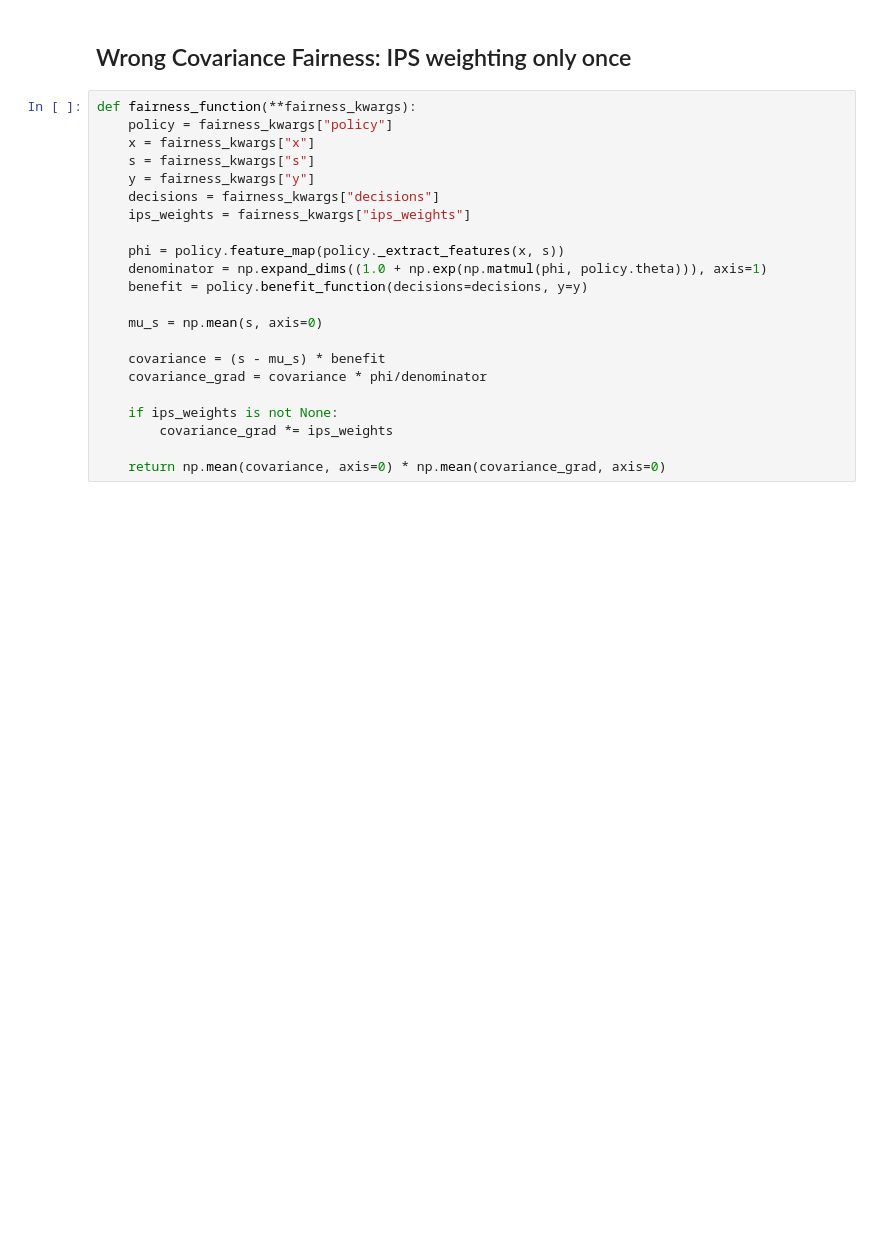
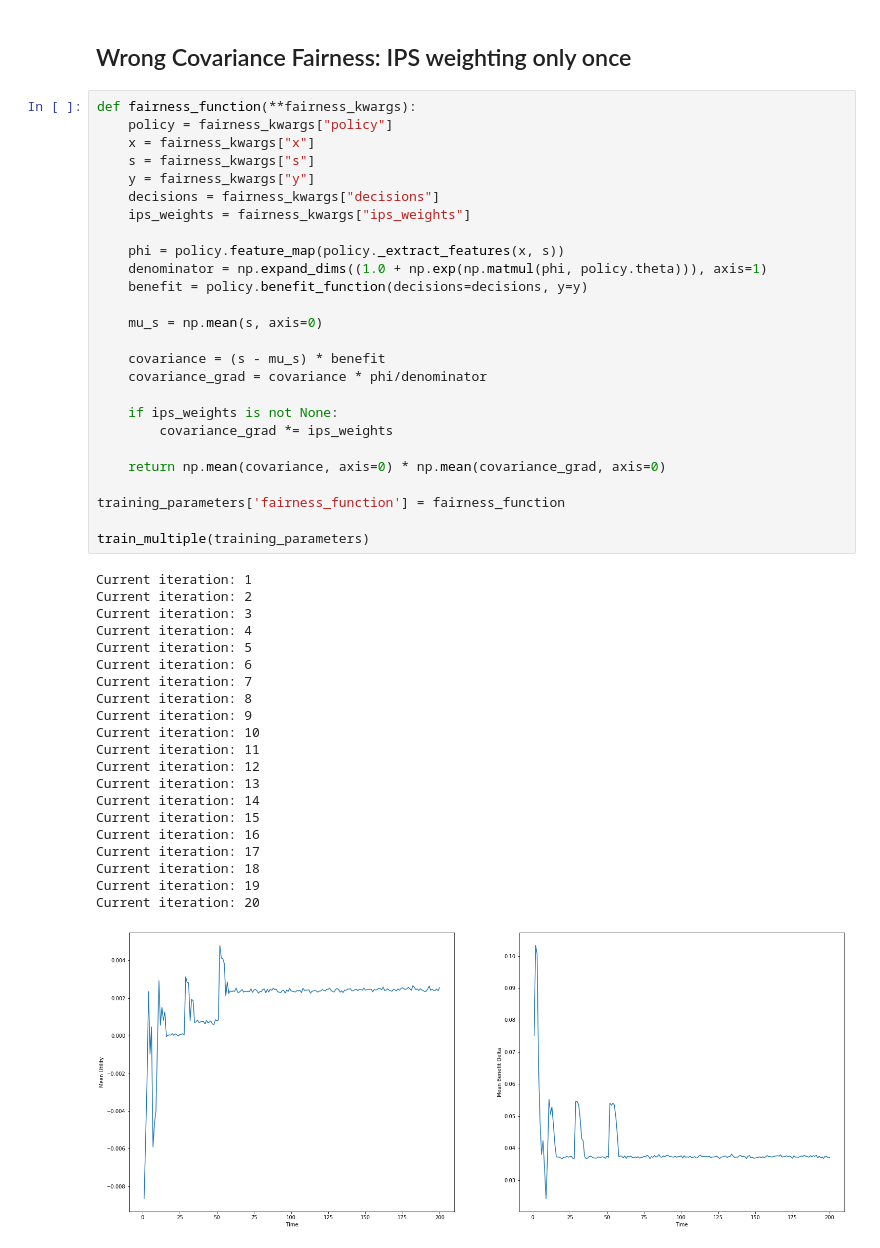
Before and after one commit to floydkretschmar/master-thesis, a Jupyter notebook: src/002-fairness-test.ipynb, the cells around one changed output. Saved outputs shown, nothing was run; the diff lists cells and outputs as text; blank space fills up the shorter version.

Commit message:
evaluated fairness comparison

```diff
--- a/src/002-fairness-test.ipynb
+++ b/src/002-fairness-test.ipynb
@@ -241,22 +263,48 @@ train_multiple(training_parameters)
 # %%
 def fairness_function(**fairness_kwargs):
     policy = fairness_kwargs["policy"]
     x = fairness_kwargs["x"]
     s = fairness_kwargs["s"]
     y = fairness_kwargs["y"]
     decisions = fairness_kwargs["decisions"]
     ips_weights = fairness_kwargs["ips_weights"]
 
     phi = policy.feature_map(policy._extract_features(x, s))
     denominator = np.expand_dims((1.0 + np.exp(np.matmul(phi, policy.theta))), axis=1)
     benefit = policy.benefit_function(decisions=decisions, y=y)
 
     mu_s = np.mean(s, axis=0)
 
     covariance = (s - mu_s) * benefit
     covariance_grad = covariance * phi/denominator
 
     if ips_weights is not None:
         covariance_grad *= ips_weights
 
     return np.mean(covariance, axis=0) * np.mean(covariance_grad, axis=0)
+
+training_parameters['fairness_function'] = fairness_function
+
+train_multiple(training_parameters)
+# %% [output]
+Current iteration: 1
+Current iteration: 2
+Current iteration: 3
+Current iteration: 4
+Current iteration: 5
+Current iteration: 6
+Current iteration: 7
+Current iteration: 8
+Current iteration: 9
+Current iteration: 10
+Current iteration: 11
+Current iteration: 12
+Current iteration: 13
+Current iteration: 14
+Current iteration: 15
+Current iteration: 16
+Current iteration: 17
+Current iteration: 18
+Current iteration: 19
+Current iteration: 20
+[figure, added]
```
Also changed, not shown: parts of 3 cells of this notebook.
